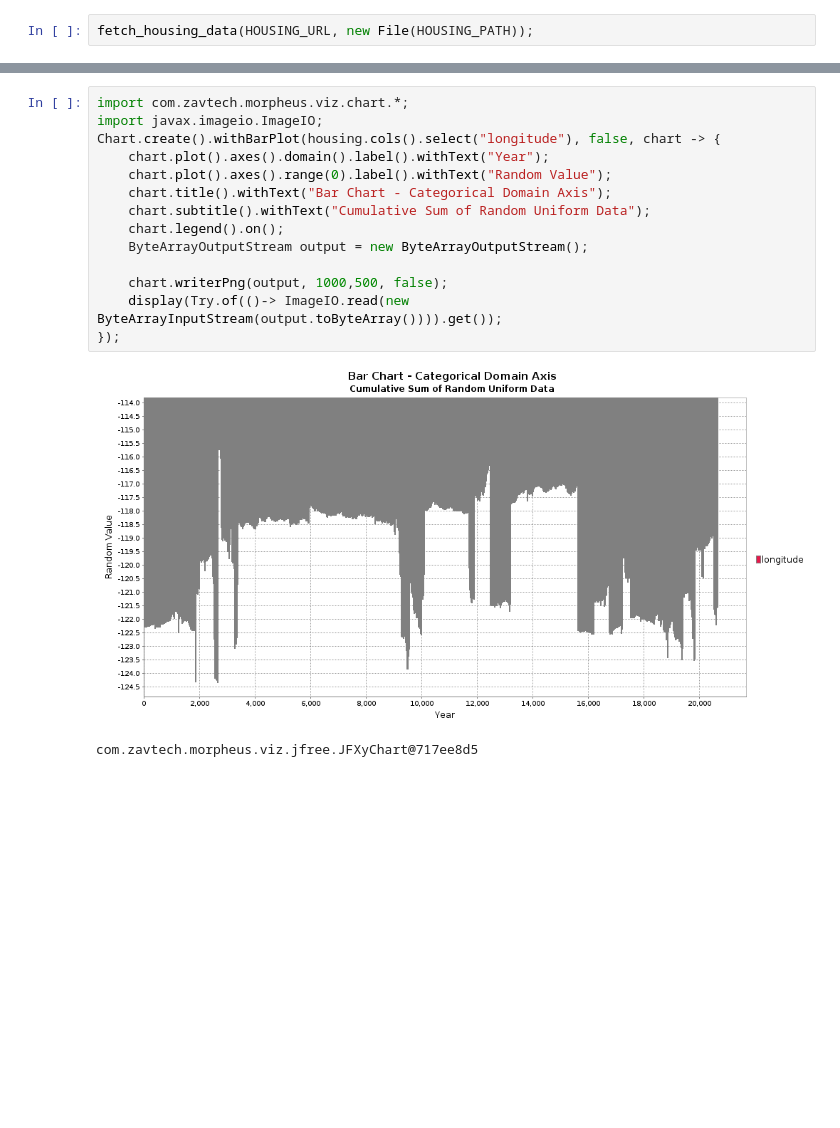
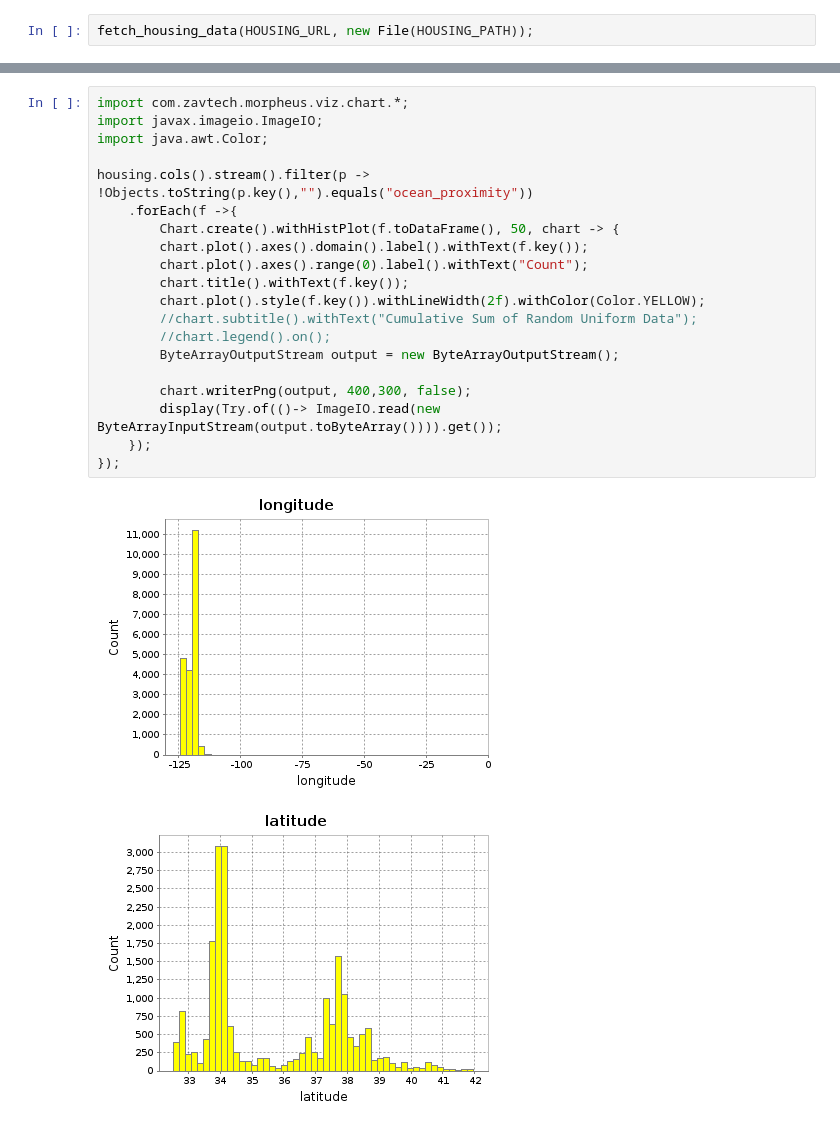
Before and after one commit to kiamesdavies/java-handson-ml, a Jupyter notebook: 02_end_to_end_machine_learning_project.ipynb, the cells around one changed output, grey strips where cells are left out. Saved outputs shown, nothing was run; the diff lists cells and outputs as text; blank space fills up the shorter version.

```diff
--- a/02_end_to_end_machine_learning_project.ipynb
+++ b/02_end_to_end_machine_learning_project.ipynb
@@ -148,17 +139,23 @@ BitmapEncoder.getBufferedImage(chart);
 # %%
 import com.zavtech.morpheus.viz.chart.*;
 import javax.imageio.ImageIO;
-Chart.create().withBarPlot(housing.cols().select("longitude"), false, chart -> {
-    chart.plot().axes().domain().label().withText("Year");
-    chart.plot().axes().range(0).label().withText("Random Value");
-    chart.title().withText("Bar Chart - Categorical Domain Axis");
-    chart.subtitle().withText("Cumulative Sum of Random Uniform Data");
-    chart.legend().on();
-    ByteArrayOutputStream output = new ByteArrayOutputStream();
+import java.awt.Color;
 
-    chart.writerPng(output, 1000,500, false);
-    display(Try.of(()-> ImageIO.read(new ByteArrayInputStream(output.toByteArray()))).get());
+housing.cols().stream().filter(p -> !Objects.toString(p.key(),"").equals("ocean_proximity"))
+    .forEach(f ->{
+        Chart.create().withHistPlot(f.toDataFrame(), 50, chart -> {
+        chart.plot().axes().domain().label().withText(f.key());
+        chart.plot().axes().range(0).label().withText("Count");
+        chart.title().withText(f.key());
+        chart.plot().style(f.key()).withLineWidth(2f).withColor(Color.YELLOW);
+        //chart.subtitle().withText("Cumulative Sum of Random Uniform Data");
+        //chart.legend().on();
+        ByteArrayOutputStream output = new ByteArrayOutputStream();
+
+        chart.writerPng(output, 400,300, false);
+        display(Try.of(()-> ImageIO.read(new ByteArrayInputStream(output.toByteArray()))).get());
+    });
 });
 # %% [output]
-[figure, old version]
+[figure, new version]
-com.zavtech.morpheus.viz.jfree.JFXyChart@717ee8d5
+[figure, added]
```
Also changed, not shown: parts of 9 cells of this notebook, 2 other files.
